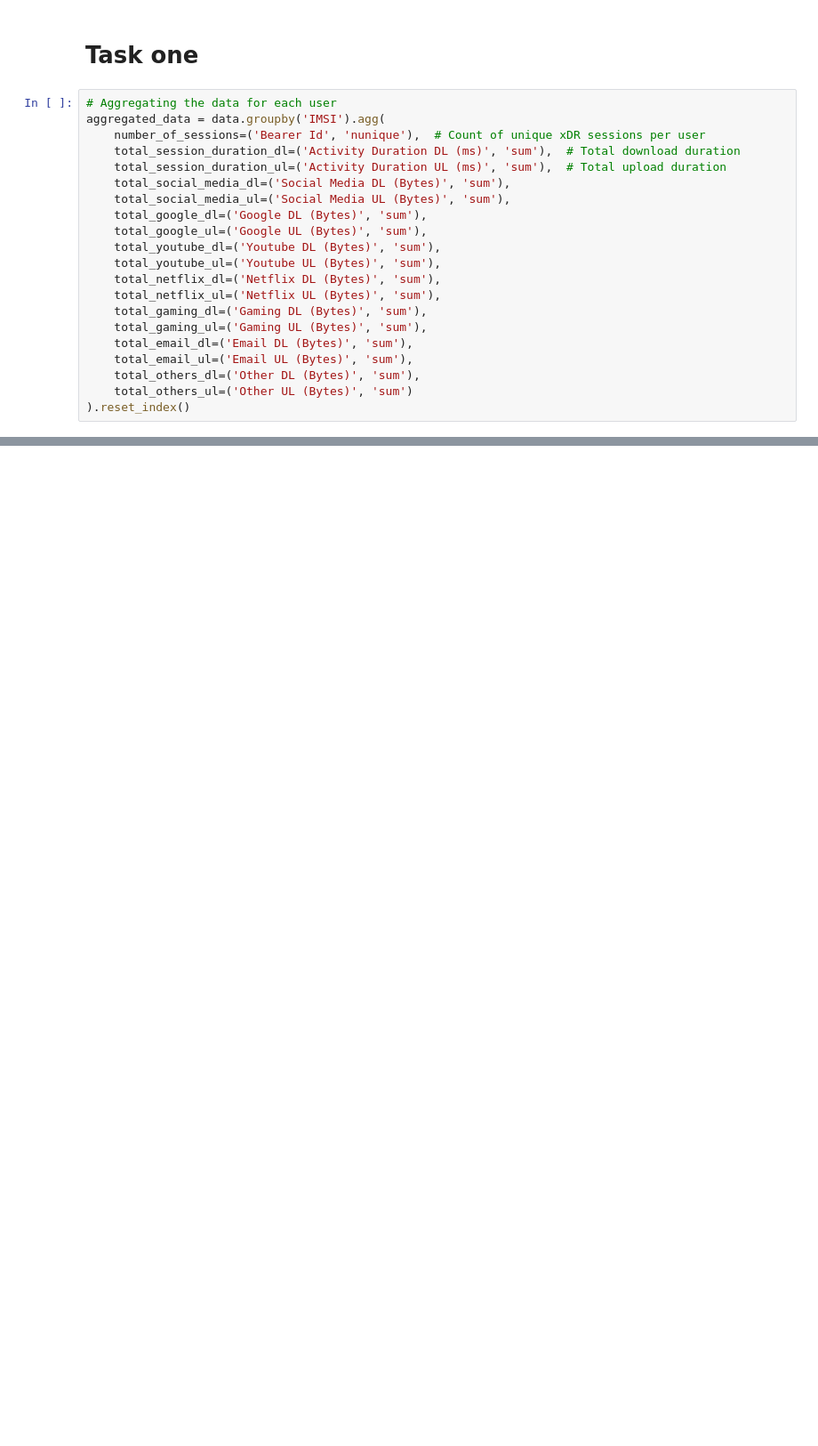
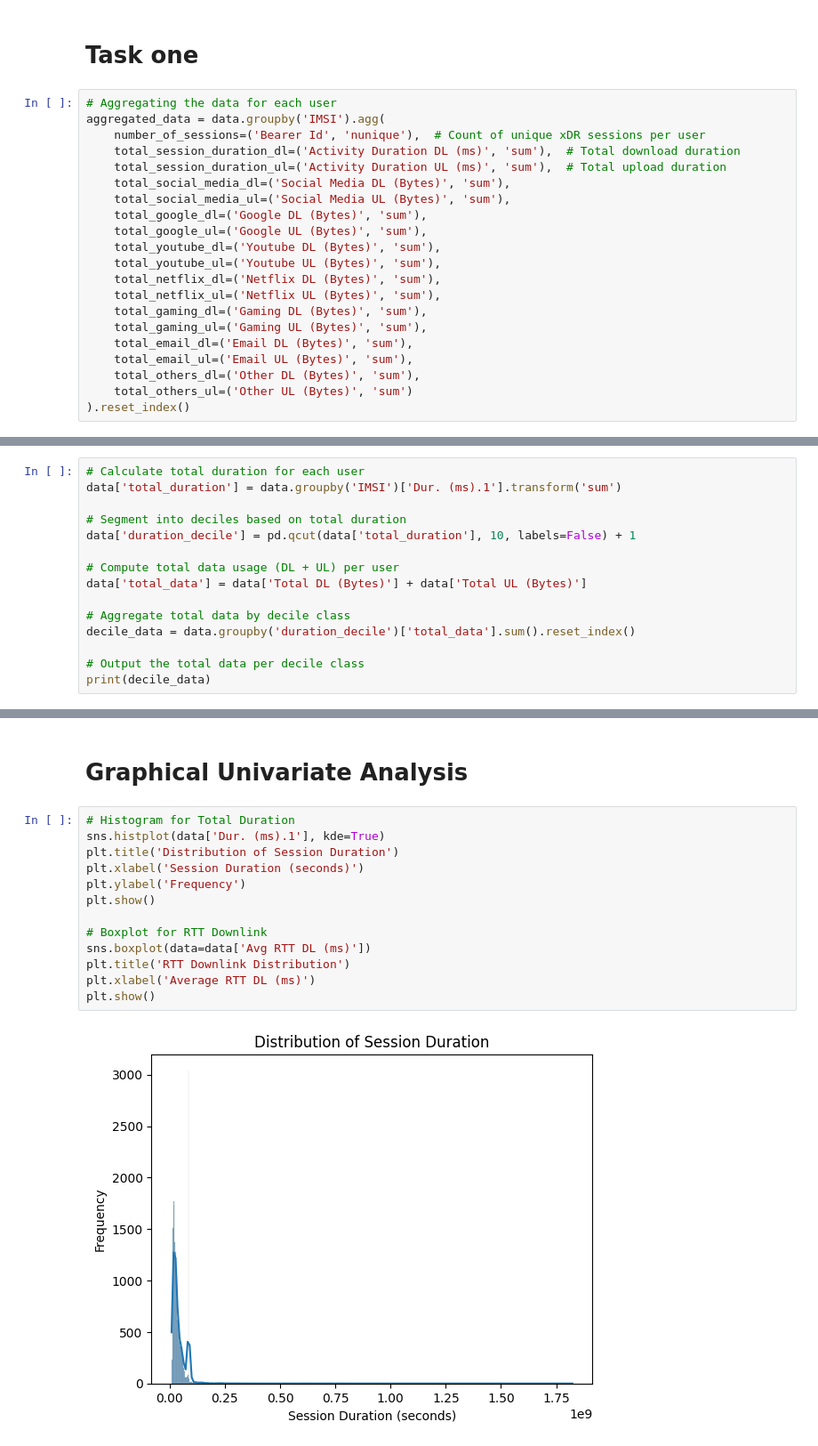
Before and after one commit to helinatefera/10xWeek0, a Jupyter notebook: task_1.ipynb, the cells around one changed output, grey strips where cells are left out. Shown at 89% size. Drawn from its saved outputs; the diff is of its cells as text; blank space fills up the shorter version.

```diff
--- a/task_1.ipynb
+++ b/task_1.ipynb
@@ -201,0 +216,15 @@ dtype: float64
+# %%
+# Calculate total duration for each user
+data['total_duration'] = data.groupby('IMSI')['Dur. (ms).1'].transform('sum')
+
+# Segment into deciles based on total duration
+data['duration_decile'] = pd.qcut(data['total_duration'], 10, labels=False) + 1
+
+# Compute total data usage (DL + UL) per user
+data['total_data'] = data['Total DL (Bytes)'] + data['Total UL (Bytes)']
+
+# Aggregate total data by decile class
+decile_data = data.groupby('duration_decile')['total_data'].sum().reset_index()
+
+# Output the total data per decile class
+print(decile_data)
@@ -201,0 +267,17 @@ dtype: float64
+# %% [markdown]
+# Graphical Univariate Analysis
+# %%
+# Histogram for Total Duration
+sns.histplot(data['Dur. (ms).1'], kde=True)
+plt.title('Distribution of Session Duration')
+plt.xlabel('Session Duration (seconds)')
+plt.ylabel('Frequency')
+plt.show()
+
+# Boxplot for RTT Downlink
+sns.boxplot(data=data['Avg RTT DL (ms)'])
+plt.title('RTT Downlink Distribution')
+plt.xlabel('Average RTT DL (ms)')
+plt.show()
+# %% [output]
+[figure, added]
```
Also changed, not shown: parts of 16 cells of this notebook.
